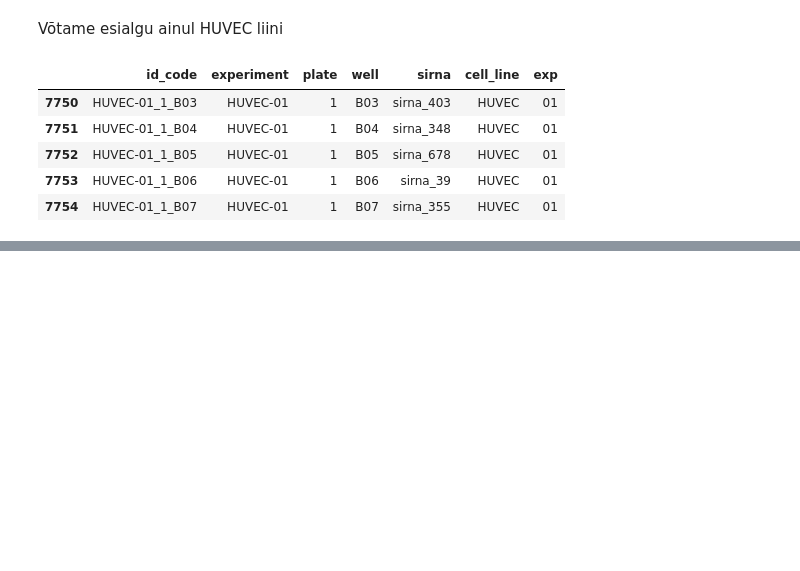
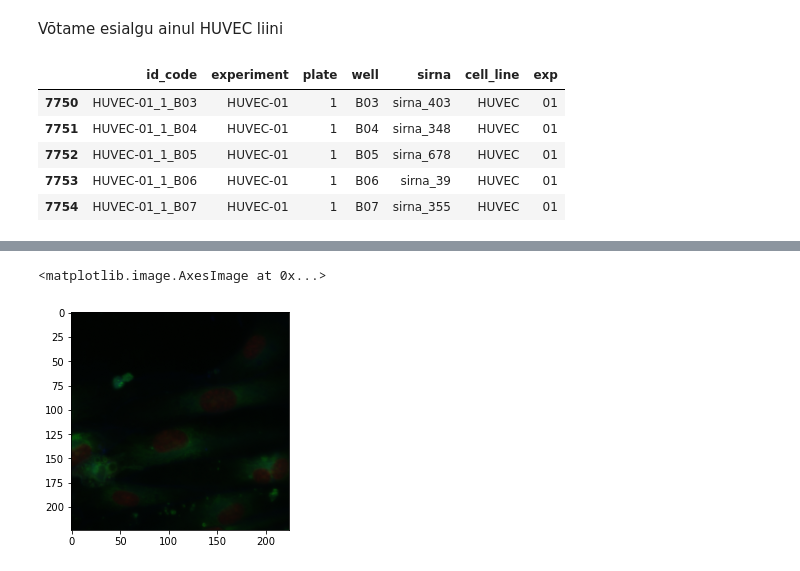
Before and after one commit to kjaanson/kaggle_rec_bio, a Jupyter notebook: notebooks/image-preprocessing.ipynb, the cells around one changed output, grey strips where cells are left out. Cells and saved outputs as stored; diff of their text form; code cells hidden in the pictures; blank space fills up the shorter version.

```diff
--- a/notebooks/image-preprocessing.ipynb
+++ b/notebooks/image-preprocessing.ipynb
@@ -67,0 +111,2 @@ train_gen = ImgGen(train_data_strat,batch_size=16,preprocess=get_center_box,shuf
+# %%
+x_images=train_gen._batches[0]
@@ -67,0 +116,10 @@ train_gen = ImgGen(train_data_strat,batch_size=16,preprocess=get_center_box,shuf
+# %%
+img_prepro = [preprocess_and_scale(img, get_random_subbox, seed=seed) for img in x_images]
+# %%
+x_s1_c1 = np.array(img_prepro[0])/255
+x_s1_c2 = np.array(img_prepro[1])/255
+x_s1_c3 = np.array(img_prepro[2])/255
+
+x_s1_c4 = np.array(img_prepro[3])/255
+x_s1_c5 = np.array(img_prepro[4])/255
+x_s1_c6 = np.array(img_prepro[5])/255
@@ -67,0 +132,5 @@ train_gen = ImgGen(train_data_strat,batch_size=16,preprocess=get_center_box,shuf
+# %%
+plt.imshow(x_s1_c1[0:3].transpose(1,2,0)*255)
+# %% [output]
+<matplotlib.image.AxesImage at 0x...>
+[figure, added]
```
Also changed, not shown: parts of 12 cells of this notebook, 1 other file.
